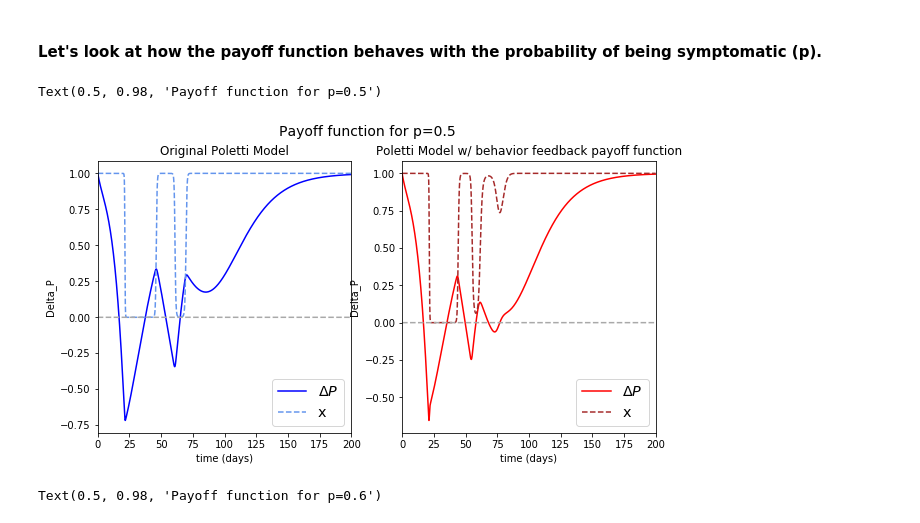
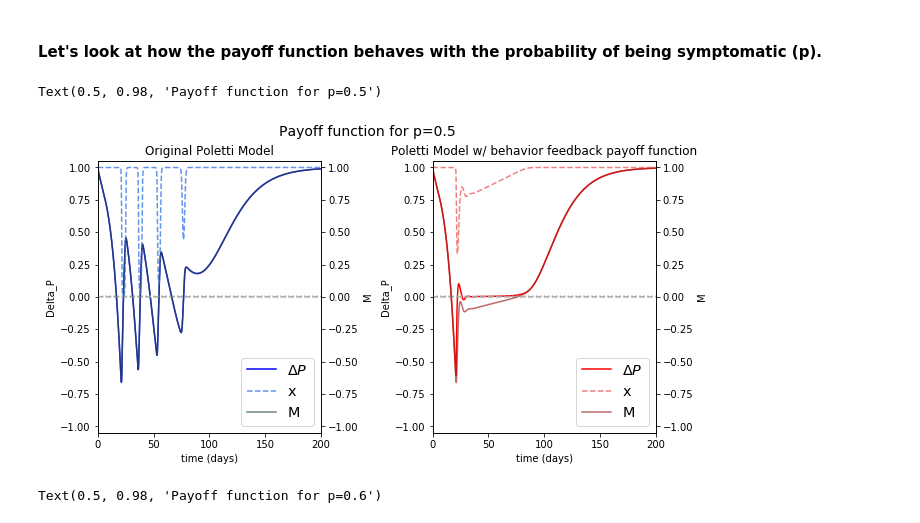
Before and after one commit to ajhaslam16/Impacts_of_behavior_SIR, a Jupyter notebook: Exploring_payoffB.ipynb, the cells around one changed output. Saved outputs shown, nothing was run; the diff lists cells and outputs as text; code cells hidden in the pictures.

Commit message:
exploring PayoffB. added some parameters.

```diff
--- a/Exploring_payoffB.ipynb
+++ b/Exploring_payoffB.ipynb
@@ -988,6 +988,7 @@ ax2.plot(p_test_set, peak_dayb, '-o', c='forestgreen')
 #### Let's look at how the payoff function behaves with the probability of being symptomatic (p).
 # %%
 fig, axes = plt.subplots(nrows=1, ncols=2, figsize=(10, 5))
+plt.subplots_adjust(wspace=0.5)
 
 ax1 = axes[0]
 ax2 = axes[1]
@@ -1000,42 +1001,66 @@ ax.grid()
 
 time = np.arange(0,200,0.05)
 
-params = ODE_models.get_params(p=0.5,q=0.8)
+params = ODE_models.get_params(p=0.5,q=0.1)
 sim_system_payoffB = odeint(ODE_models.SIRan_system_payoffB, initial_state, time, args=(params,))
 sim_system = odeint(ODE_models.SIRan_system, initial_state, time, args=(params,True))
 
 
 delt_Pb = []
 delt_P = []
 for i in range(len(time)):
     delt_P.append(ODE_models.payoff_difference_asym(sim_system[i,-1],params))
     Pb_out = ODE_models.payoffB_difference(sim_system_payoffB[i,-1],sim_system_payoffB[i,1],
                                            sim_system_payoffB[i,4],sim_system_payoffB[i,7],params)
     delt_Pb.append(Pb_out)
 
 nonbehavior_comparts = sim_system[:,2]+sim_system[:,5]
 nonbehavior_compartsb = sim_system_payoffB[:,2]+sim_system_payoffB[:,5]
 
 x = (sim_system[:,0]+sim_system[:,3]+sim_system[:,6])/(np.sum(sim_system,axis=1)-nonbehavior_comparts-sim_system[:,-1])
 xb = (sim_system_payoffB[:,0]+sim_system_payoffB[:,3]+sim_system_payoffB[:,6])/(np.sum(sim_system_payoffB,axis=1)-nonbehavior_compartsb-sim_system_payoffB[:,-1])
 
-ax1.plot(time, delt_P, '-b', label=f'$\Delta P$')
-ax2.plot(time, delt_Pb, '-r', label=f'$\Delta P$')
-ax2.plot(time, xb, '--', c='brown', label='x')
-ax1.plot(time, x, '--', c='cornflowerblue', label='x')
+dp1, = ax1.plot(time, delt_P, '-b', label=f'$\Delta P$')
+dp2, = ax2.plot(time, delt_Pb, '-r', label=f'$\Delta P$')
+b1, = ax1.plot(time, x, '--', c='cornflowerblue', label='x')
+b2, = ax2.plot(time, xb, '--', c='lightcoral', label='x')
 ax1.plot(time, np.zeros(len(time)), '--', c='darkgray')
 ax2.plot(time, np.zeros(len(time)), '--', c='darkgray')
+
+ax1a = ax1.twinx()
+ax2a = ax2.twinx()
+p = params[4]
+m = params[6]
+M1, = ax1a.plot(time, np.ones(len(time))-(m/p)*sim_system[:,-1],'-', c='darkslategray', label='M', alpha=0.7)
+M2, = ax2a.plot(time, np.ones(len(time))-(m/p)*sim_system_payoffB[:,-1],'-', c='brown', label='M', alpha=0.7)
+ax1a.set(ylabel = 'M')
+ax2a.set(ylabel = 'M')
+#ax1a.set_ylim((-0.03,0.05))
+#ax2a.set_ylim((-0.03,0.05))
+ax1a.plot(time, p*np.ones(len(time))/m, ':', c='darkgray')
+ax2a.plot(time, p*np.ones(len(time))/m, ':', c='darkgray')
+
 ax1.set_xlim((0,200))
 ax2.set_xlim((0,200))
-ax1.legend(loc='lower right',fontsize='x-large')
-ax2.legend(loc='lower right',fontsize='x-large')
+ax1.set_ylim((-1.05,1.05))
+ax2.set_ylim((-1.05,1.05))
+ax1a.set_ylim((-1.05,1.05))
+ax2a.set_ylim((-1.05,1.05))
+
+lns1 = [dp1,b1,M1]
+labs1 = [l.get_label() for l in lns1]
+ax1.legend(lns1, labs1, loc='best',fontsize='x-large')
+lns2 = [dp2,b2,M2]
+labs2 = [l.get_label() for l in lns2]
+ax2.legend(lns2, labs2, loc='best',fontsize='x-large')
+
 ax1.set_title('Original Poletti Model')
 ax2.set_title('Poletti Model w/ behavior feedback payoff function')
 
 fig.suptitle('Payoff function for p=0.5', fontsize=14)
 # %% [output]
 Text(0.5, 0.98, 'Payoff function for p=0.5')
-[figure, old version]
+[figure, new version]
 # %%
 fig, axes = plt.subplots(nrows=1, ncols=2, figsize=(10, 5))
 
```
Also changed, not shown: parts of 4 cells of this notebook, 5 other files.
